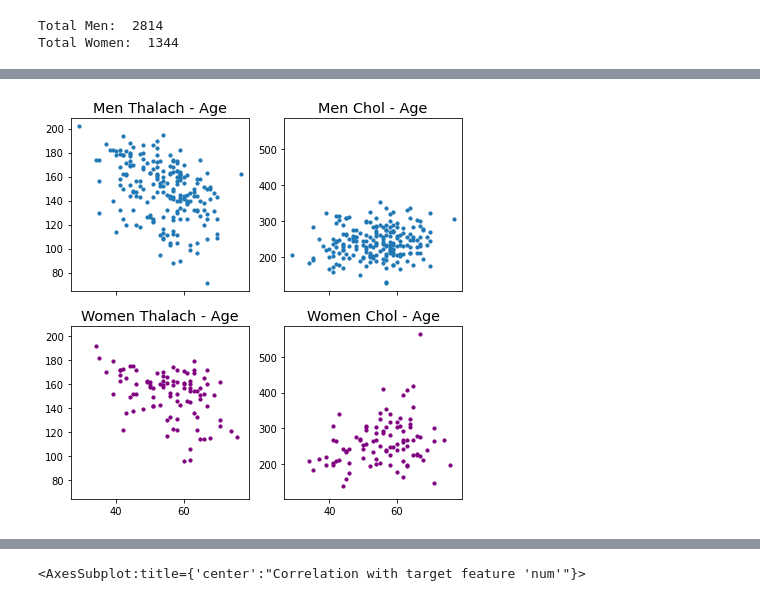
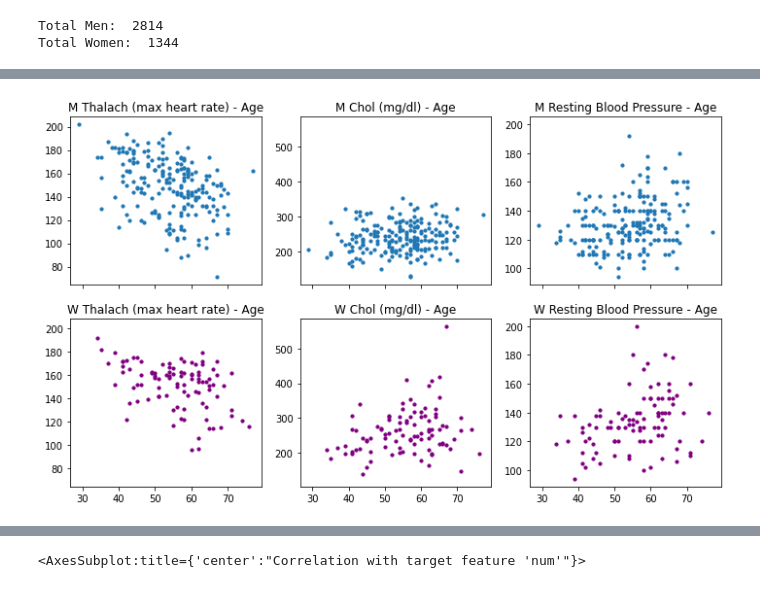
Before and after one commit to solar-c/exampleCode, a Jupyter notebook: HeartData_sklearn_python/Data Analysis.ipynb, the cells around one changed output, grey strips where cells are left out. Drawn from its saved outputs; the diff is of its cells as text; code cells hidden in the pictures.

Commit message:
add plots to analysis

```diff
--- a/HeartData_sklearn_python/Data Analysis.ipynb
+++ b/HeartData_sklearn_python/Data Analysis.ipynb
@@ -98,16 +91,21 @@ men_c.plot(ax=axs[1,1], title='Age Distribution Men (2814)',kind='bar')
 [figure]
 # %%
 fig.subplots_adjust(left=None, bottom=None, right=None, top=2.0, hspace=.5)
-matplotlib.rcParams.update({'font.size': 12,'xtick.labelsize':10, 'ytick.labelsize':10, 'figure.figsize':(7,7)})
-fig, axs = plt.subplots(2, 2, sharex='col', sharey='col')
+matplotlib.rcParams.update({'font.size': 10,'xtick.labelsize':10, 'ytick.labelsize':10, 'figure.figsize':(12,7)})
+fig, axs = plt.subplots(2,3, sharex='col', sharey='col')
 axs[0, 0].scatter(x=men.age, y=men.thalach, s=10)
-axs[0,0].title.set_text('Men Thalach - Age')
+axs[0,0].title.set_text('M Thalach (max heart rate) - Age')
 axs[0, 1].scatter(x=men.age, y=men.chol, s=10)
-axs[0,1].title.set_text('Men Chol - Age')
+axs[0,1].title.set_text('M Chol (mg/dl) - Age')
+axs[0, 2].scatter(x=men.age, y=men.trestbps, s=10)
+axs[0,2].title.set_text('M Resting Blood Pressure - Age')
+
 axs[1, 0].scatter(x=women.age,y=women.thalach, color='purple', s=10)
-axs[1,0].title.set_text('Women Thalach - Age')
+axs[1,0].title.set_text('W Thalach (max heart rate) - Age')
 axs[1, 1].scatter(x=women.age, y=women.chol, color='purple', s=10)
-axs[1,1].title.set_text('Women Chol - Age')
+axs[1,1].title.set_text('W Chol (mg/dl) - Age')
+axs[1, 2].scatter(x=women.age,y=women.trestbps, color='purple', s=10)
+axs[1,2].title.set_text('W Resting Blood Pressure - Age')
 plt.show()
 # %% [output]
-[figure, old version]
+[figure, new version]
```
Also changed, not shown: parts of 3 cells of this notebook.
